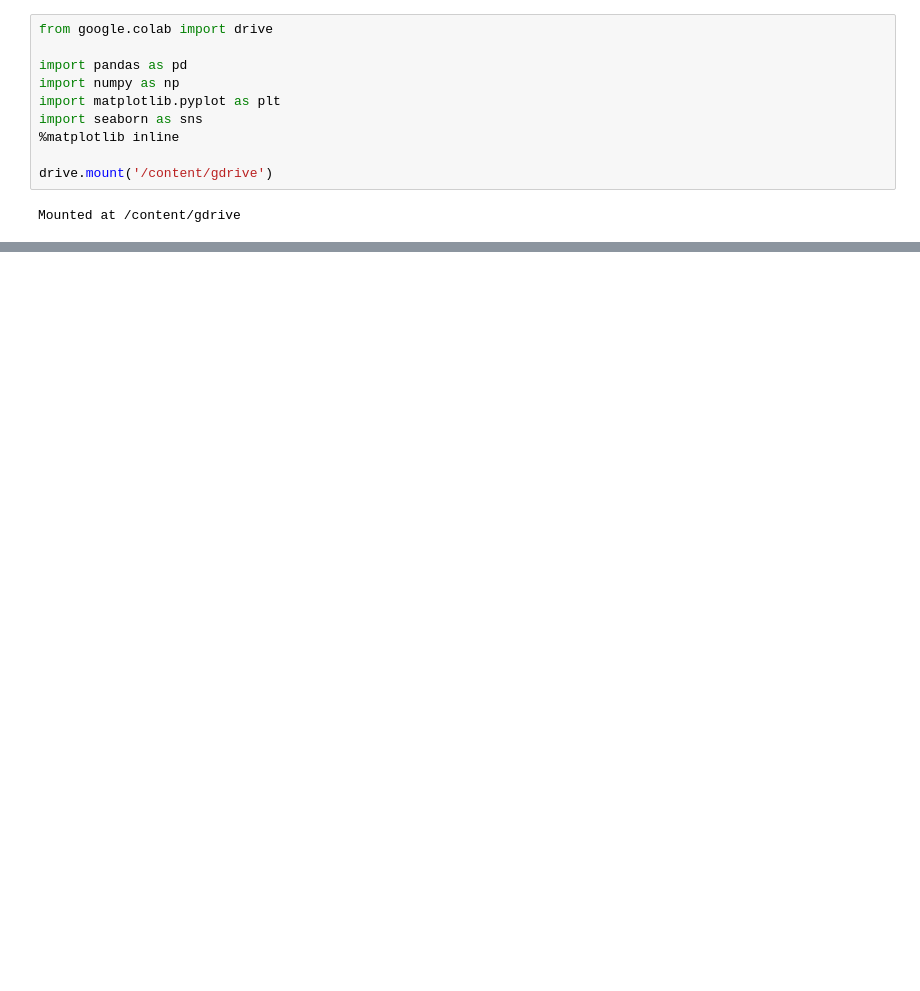
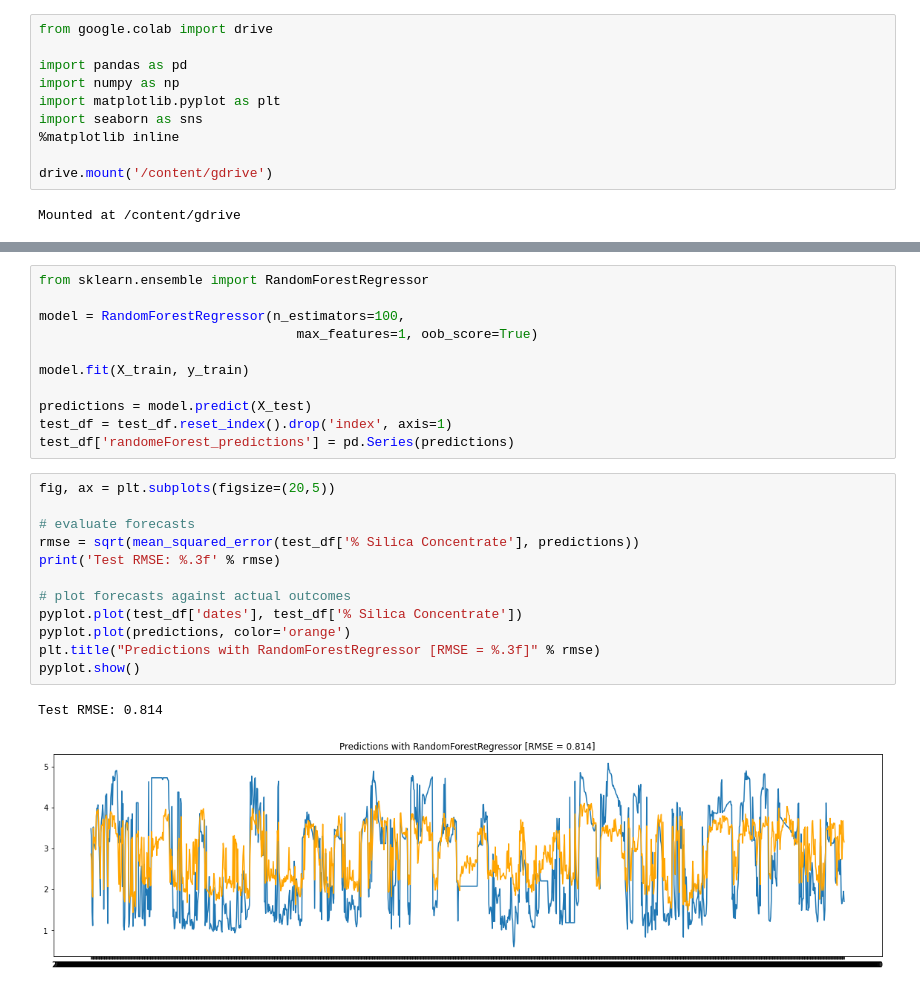
Before and after one commit to Malekkamoua/Android-Kotlin-Quiz-app-my-space, a Jupyter notebook: 5_Forecasting | ML_models.ipynb, the cells around one changed output, grey strips where cells are left out. Drawn from its saved outputs; the diff is of its cells as text; blank space fills up the shorter version.

```diff
--- a/5_Forecasting | ML_models.ipynb
+++ b/5_Forecasting | ML_models.ipynb
@@ -106,0 +66,26 @@ def to_supervised(history, n_input):
+# %%
+from sklearn.ensemble import RandomForestRegressor
+
+model = RandomForestRegressor(n_estimators=100,
+                                 max_features=1, oob_score=True)
+
+model.fit(X_train, y_train)
+
+predictions = model.predict(X_test)
+test_df = test_df.reset_index().drop('index', axis=1)
+test_df['randomeForest_predictions'] = pd.Series(predictions)
+# %%
+fig, ax = plt.subplots(figsize=(20,5))
+
+# evaluate forecasts
+rmse = sqrt(mean_squared_error(test_df['% Silica Concentrate'], predictions))
+print('Test RMSE: %.3f' % rmse)
+
+# plot forecasts against actual outcomes
+pyplot.plot(test_df['dates'], test_df['% Silica Concentrate'])
+pyplot.plot(predictions, color='orange')
+plt.title("Predictions with RandomForestRegressor [RMSE = %.3f]" % rmse)
+pyplot.show()
+# %% [output]
+Test RMSE: 0.814
+[figure, added]
```
Also changed, not shown: parts of 8 cells of this notebook.
